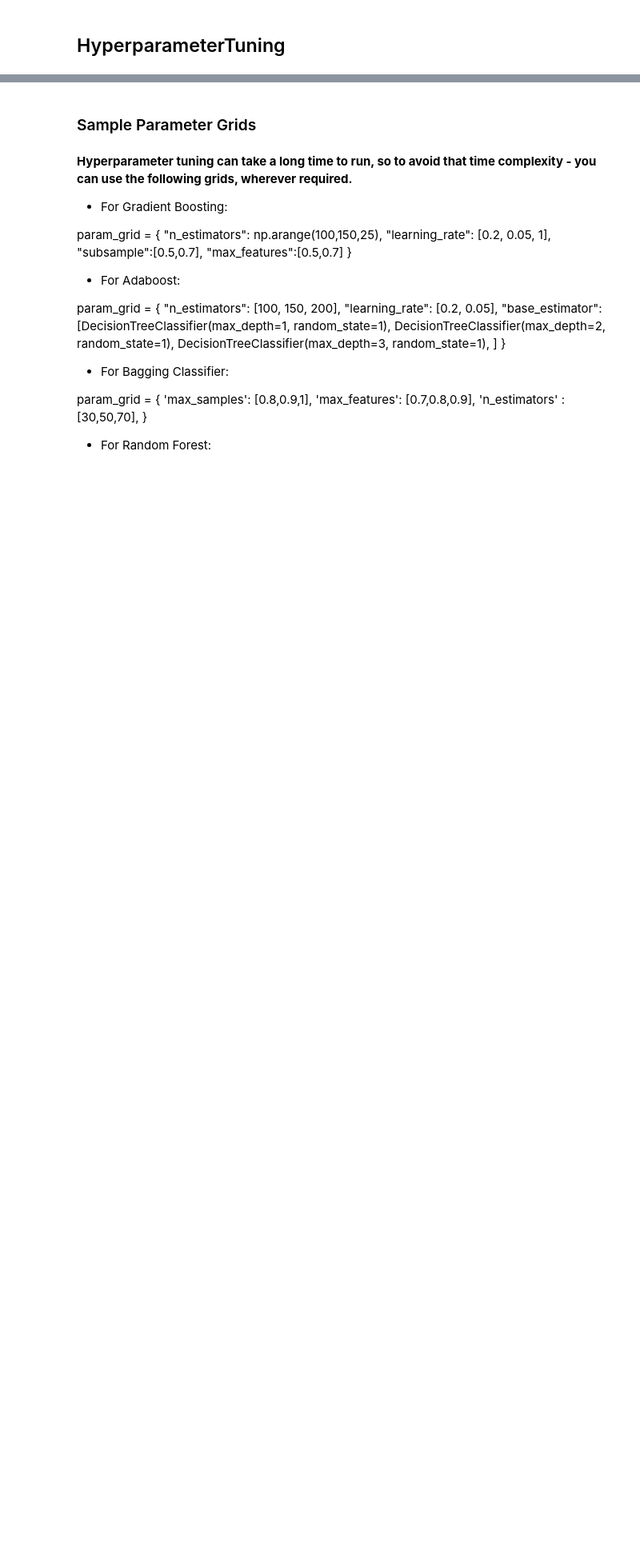
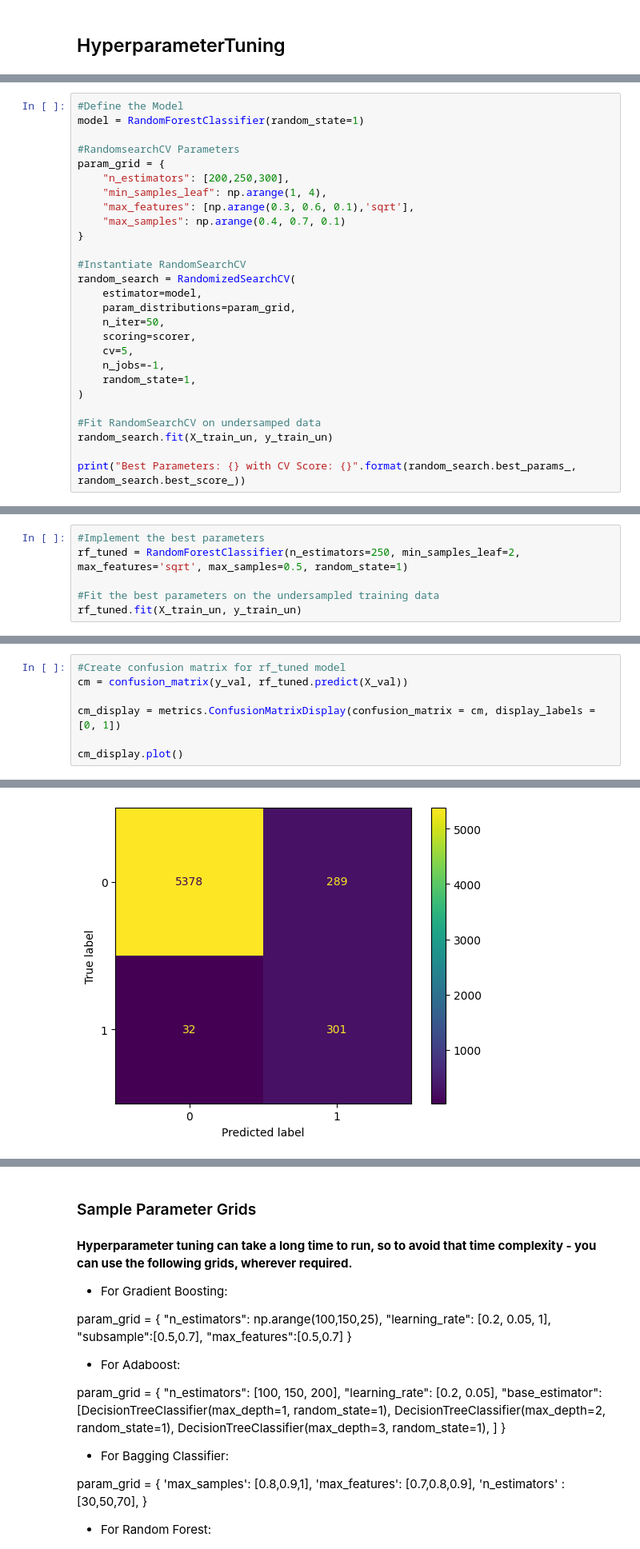
Before and after one commit to NoahMorgenstein/Model-Tuning-Pipelines, a Jupyter notebook: Noah_Morgenstein_Renewind.ipynb, the cells around one changed output, grey strips where cells are left out. Shown at 80% size. Cells and saved outputs as stored; diff of their text form; blank space fills up the shorter version.

```diff
--- a/Noah_Morgenstein_Renewind.ipynb
+++ b/Noah_Morgenstein_Renewind.ipynb
@@ -570,0 +698,27 @@ X_train_un, y_train_un = rus.fit_resample(X_train, y_train)
+# %%
+#Define the Model
+model = RandomForestClassifier(random_state=1)
+
+#RandomsearchCV Parameters
+param_grid = {
+    "n_estimators": [200,250,300],
+    "min_samples_leaf": np.arange(1, 4),
+    "max_features": [np.arange(0.3, 0.6, 0.1),'sqrt'],
+    "max_samples": np.arange(0.4, 0.7, 0.1)
+}
+
+#Instantiate RandomSearchCV
+random_search = RandomizedSearchCV(
+    estimator=model,
+    param_distributions=param_grid,
+    n_iter=50,
+    scoring=scorer,
+    cv=5,
+    n_jobs=-1,
+    random_state=1,
+)
+
+#Fit RandomSearchCV on undersamped data
+random_search.fit(X_train_un, y_train_un)
+
+print("Best Parameters: {} with CV Score: {}".format(random_search.best_params_, random_search.best_score_))
@@ -570,0 +727,6 @@ X_train_un, y_train_un = rus.fit_resample(X_train, y_train)
+# %%
+#Implement the best parameters
+rf_tuned = RandomForestClassifier(n_estimators=250, min_samples_leaf=2, max_features='sqrt', max_samples=0.5, random_state=1)
+
+#Fit the best parameters on the undersampled training data
+rf_tuned.fit(X_train_un, y_train_un)
@@ -570,0 +750,8 @@ X_train_un, y_train_un = rus.fit_resample(X_train, y_train)
+# %%
+#Create confusion matrix for rf_tuned model
+cm = confusion_matrix(y_val, rf_tuned.predict(X_val))
+
+cm_display = metrics.ConfusionMatrixDisplay(confusion_matrix = cm, display_labels = [0, 1])
+
+cm_display.plot()
+# %% [output]
@@ -570,0 +759 @@ X_train_un, y_train_un = rus.fit_resample(X_train, y_train)
+[figure, added]
```
Also changed, not shown: parts of 40 cells of this notebook.
